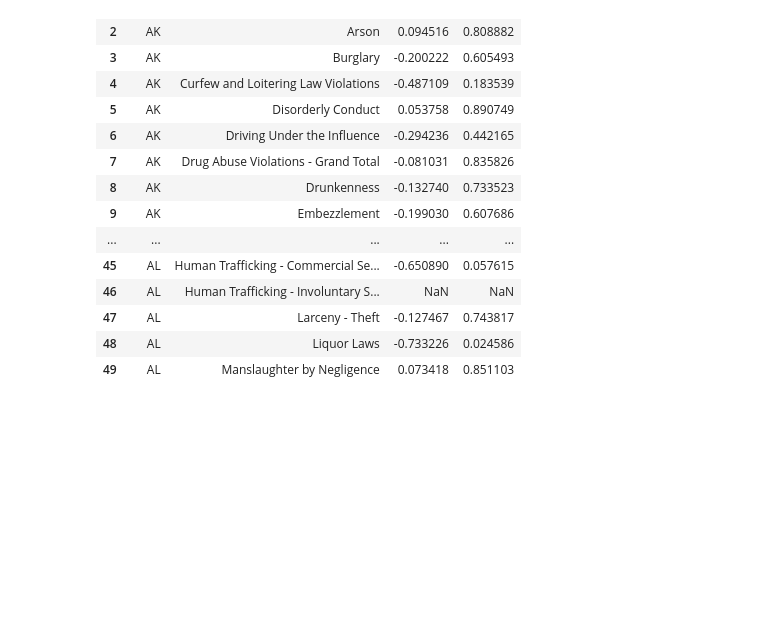
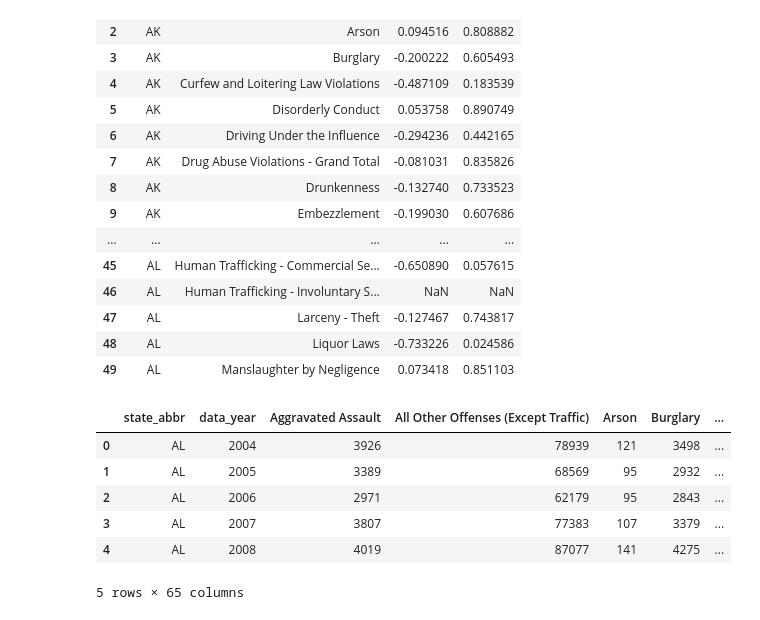
Before and after one commit to AEKoller/Group3_Project3, a Jupyter notebook: stats_analysis/stats_analysis.ipynb, the cells around one changed output. Cells and saved outputs as stored; diff of their text form; code cells hidden in the pictures; blank space fills up the shorter version.

```diff
--- a/stats_analysis/stats_analysis.ipynb
+++ b/stats_analysis/stats_analysis.ipynb
@@ -107,3 +109,37 @@ state_results_df.head(50
 | 47 | AL | Larceny - Theft | -0.127467 | 0.743817 |
 | 48 | AL | Liquor Laws | -0.733226 | 0.024586 |
 | 49 | AL | Manslaughter by Negligence | 0.073418 | 0.851103 |
+# %%
+population_data = pd.read_csv(pl.Path('..','clean_data', 'us_population.csv'))
+crime_data = pd.read_csv(pl.Path('..','clean_data', 'national_crime_by_year.csv'))
+
+# Ensure population_data is in a suitable format for merging
+population_data_long = population_data.melt(id_vars=['Date'], var_name='state_abbr', value_name='Population')
+
+# Convert the 'Date' column in population_data_long to numeric type for consistency with crime_data
+population_data_long['Date'] = pd.to_numeric(population_data_long['Date'])
+
+# Merge crime_data with population_data_long on state and year
+merged_data = pd.merge(crime_data, population_data_long, how='left', left_on=['state_abbr', 'data_year'], right_on=['state_abbr', 'Date'])
+
+# Drop the extra 'Date' column as it's redundant
+merged_data.drop('Date', axis=1, inplace=True)
+
+# Calculate crime rates per 100,000 population for each crime type
+crime_types = crime_data.columns[2:]  # Assuming the first two columns are 'state_abbr' and 'data_year'
+for crime in crime_types:
+    merged_data[f'{crime}_rate'] = (merged_data[crime] / merged_data['Population']) * 100000
+
+# Display the first few rows of the modified dataframe to verify the calculations
+merged_data.head()
+
+# Note: You might want to adjust the path and save the resulting dataframe to a new CSV file or use it for further analysis.
+# merged_data.to_csv('path_to_save/modified_crime_data.csv', index=False)
+# %% [output]
+|  | state_abbr | data_year | Aggravated Assault | All Other Offenses (Except Traffic) | Arson | Burglary | ... |
+| 0 | AL | 2004 | 3926 | 78939 | 121 | 3498 | ... |
+| 1 | AL | 2005 | 3389 | 68569 | 95 | 2932 | ... |
+| 2 | AL | 2006 | 2971 | 62179 | 95 | 2843 | ... |
+| 3 | AL | 2007 | 3807 | 77383 | 107 | 3379 | ... |
+| 4 | AL | 2008 | 4019 | 87077 | 141 | 4275 | ... |
+5 rows × 65 columns
```
Also changed, not shown: parts of 7 cells of this notebook, 6 other files.
